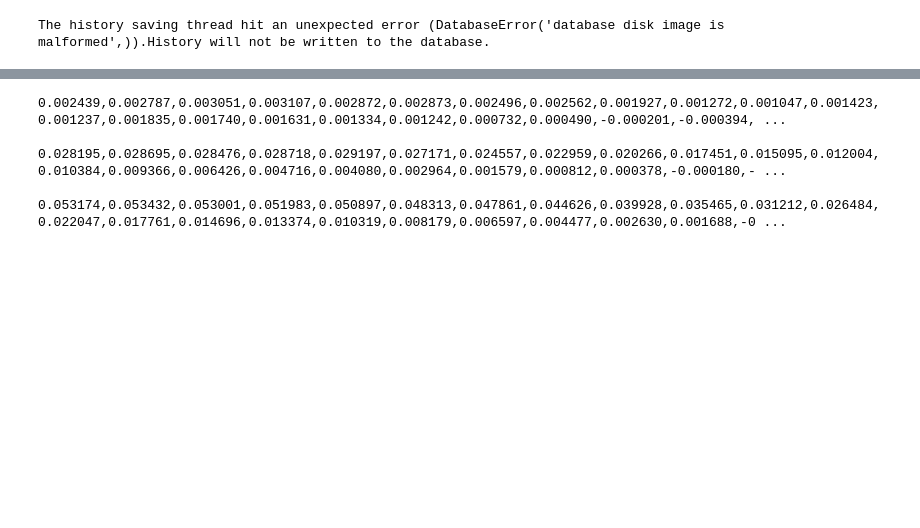
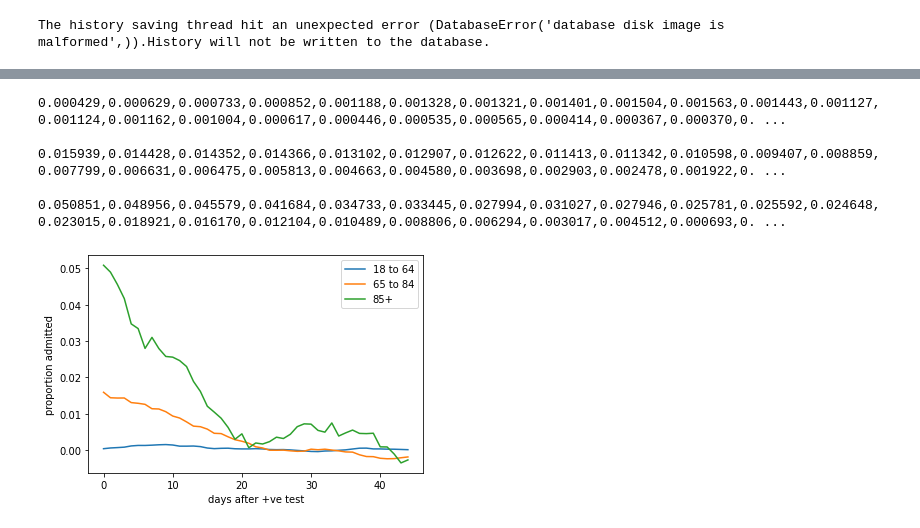
Before and after one commit to nicfreeman1209/covid-19, a Jupyter notebook: conv-estimator/conv_estimator_test_admiss_with_ages.ipynb, the cells around one changed output, grey strips where cells are left out. Cells and saved outputs as stored; diff of their text form; code cells hidden in the pictures; blank space fills up the shorter version.

```diff
--- a/conv-estimator/conv_estimator_test_admiss_with_ages.ipynb
+++ b/conv-estimator/conv_estimator_test_admiss_with_ages.ipynb
@@ -386,16 +399,26 @@ for i in range(3):
 # %%
 def format_minimizer(a):
     s = ",".join(["%.6f"%x for x in a])
     print(s)
 
 format_minimizer(avg_minimizer[0])
 print("")
 format_minimizer(avg_minimizer[1])
 print("")
 format_minimizer(avg_minimizer[2])
+
+plt.clf()
+for i in range(3):
+    z = range(len(avg_minimizer[0]))
+    plt.plot(z, avg_minimizer[i], label="%s"%band_label[i])
+plt.xlabel("days after %s" % in_event)
+plt.ylabel("proportion %s" % out_event)
+plt.legend()
+plt.show()
 # %% [output]
-0.002439,0.002787,0.003051,0.003107,0.002872,0.002873,0.002496,0.002562,0.001927,0.001272,0.001047,0.001423,0.001237,0.001835,0.001740,0.001631,0.001334,0.001242,0.000732,0.000490,-0.000201,-0.000394, ...
+0.000429,0.000629,0.000733,0.000852,0.001188,0.001328,0.001321,0.001401,0.001504,0.001563,0.001443,0.001127,0.001124,0.001162,0.001004,0.000617,0.000446,0.000535,0.000565,0.000414,0.000367,0.000370,0. ...
 
-0.028195,0.028695,0.028476,0.028718,0.029197,0.027171,0.024557,0.022959,0.020266,0.017451,0.015095,0.012004,0.010384,0.009366,0.006426,0.004716,0.004080,0.002964,0.001579,0.000812,0.000378,-0.000180,- ...
+0.015939,0.014428,0.014352,0.014366,0.013102,0.012907,0.012622,0.011413,0.011342,0.010598,0.009407,0.008859,0.007799,0.006631,0.006475,0.005813,0.004663,0.004580,0.003698,0.002903,0.002478,0.001922,0. ...
 
-0.053174,0.053432,0.053001,0.051983,0.050897,0.048313,0.047861,0.044626,0.039928,0.035465,0.031212,0.026484,0.022047,0.017761,0.014696,0.013374,0.010319,0.008179,0.006597,0.004477,0.002630,0.001688,-0 ...
+0.050851,0.048956,0.045579,0.041684,0.034733,0.033445,0.027994,0.031027,0.027946,0.025781,0.025592,0.024648,0.023015,0.018921,0.016170,0.012104,0.010489,0.008806,0.006294,0.003017,0.004512,0.000693,0. ...
+[figure, added]
```
Also changed, not shown: parts of 7 cells of this notebook, 4 other files.
